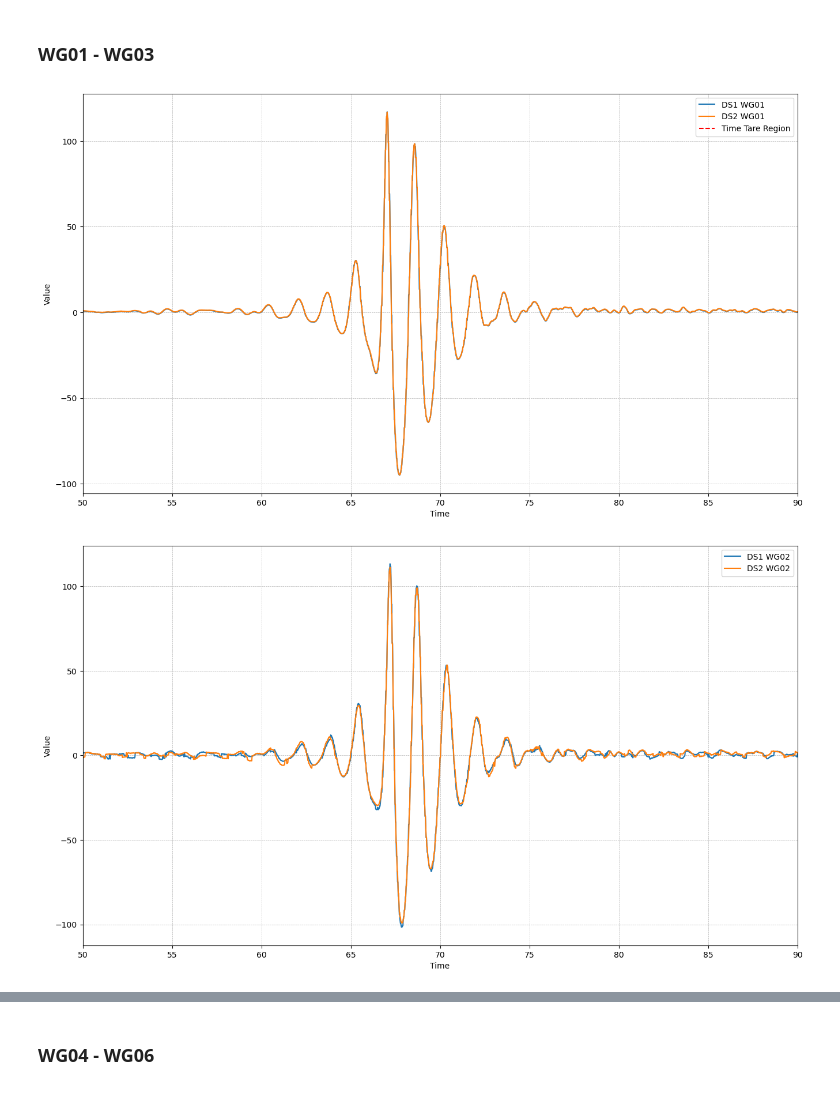
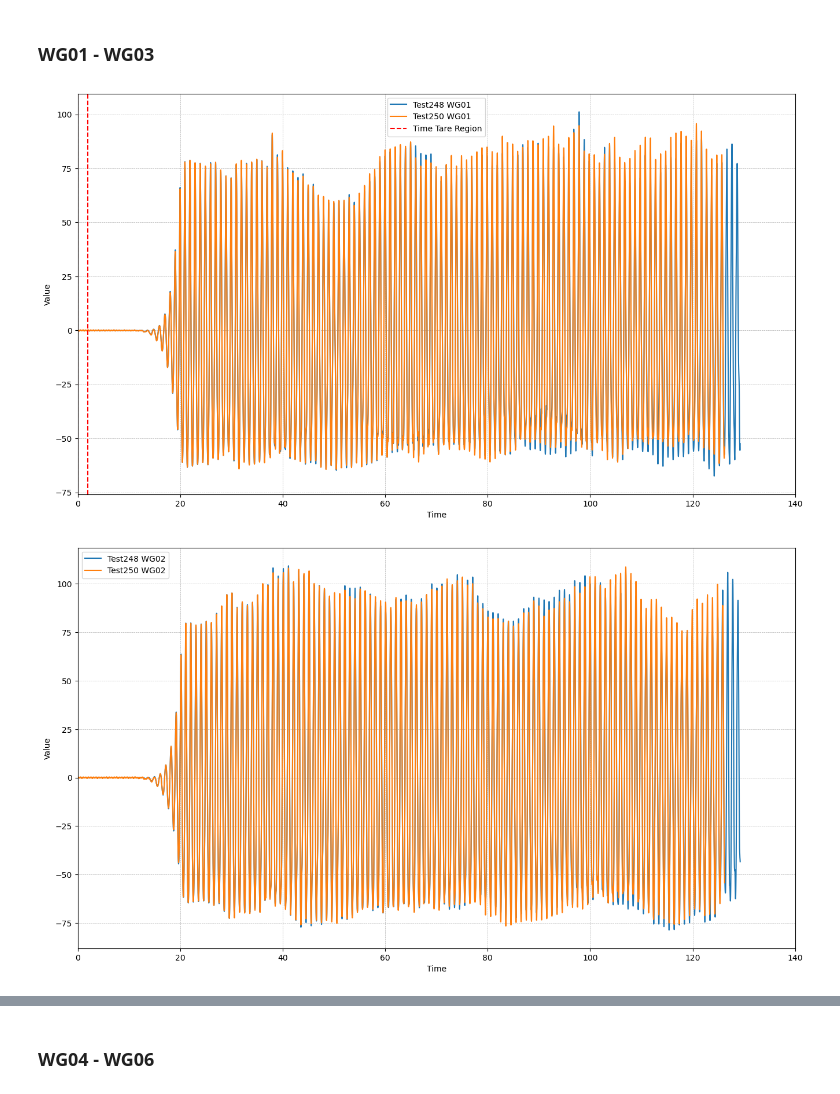
Before and after one commit to CMOE-TUDelft/SkyBoxAnalysis, a Jupyter notebook: python/scripts/plotWP_comp.ipynb, the cells around one changed output, grey strips where cells are left out. Cells and saved outputs as stored; diff of their text form; code cells hidden in the pictures.

Commit message:
Minor changes in WP and PP comparison plotting.

```diff
--- a/python/scripts/plotWP_comp.ipynb
+++ b/python/scripts/plotWP_comp.ipynb
@@ -23,7 +23,7 @@ def set_min_plot_prop(ax):
 ## Define the cases
 # %%
 data_folder = "/home/shagun/Acads/SkyBox/ExpData/data_nosync"
-testName1 = "Test171"
+testName1 = "Test248"
 
 file1 = skb.io.find_unique_file(data_folder, testName1, ext="mat")
 print(f"Processing file: {file1}")
@@ -50,6 +50,6 @@ Top-level keys: ['ConversionFactor', 'ConversionOffset', 'DefaultData', 'MP3Filt
 === End of Test Properties ===
 # %%
-testName2 = "Test172"
+testName2 = "Test250"
 
 file2 = skb.io.find_unique_file(data_folder, testName2, ext="mat")
 print(f"Processing file: {file2}")
@@ -90,7 +90,7 @@ ds2 = ds2.isel(Time=slice(10, None))
 
 # Set Tare for all probes
 tare_tmin = 0
-tare_tmax = 5
+tare_tmax = 2
 ds1 = skb.postprocess.set_all_probe_tare(ds1, start_time=tare_tmin, end_time=tare_tmax)
 ds2 = skb.postprocess.set_all_probe_tare(ds2, start_time=tare_tmin, end_time=tare_tmax)
 
@@ -113,7 +113,7 @@ def get_timeidx_of_max(ds1, ds2, tmin, tmax):
 
     return ds1_max_idxtime, ds2_max_idxtime
 # %%
-ds1_max_idxtime, ds2_max_idxtime = get_timeidx_of_max(ds1, ds2, tmin=20, tmax=80)
+ds1_max_idxtime, ds2_max_idxtime = get_timeidx_of_max(ds1, ds2, tmin=0, tmax=22)
 
 # Shift ds2 time to align max of WG01
 # Can change to any other probe as needed
@@ -146,39 +181,39 @@ Shifting ds2 by -6.341799999999999
 # %% [markdown]
 ### WG01 - WG03
 # %%
-xmin = 50
-xmax = 90
+xmin = 0
+xmax = 140
 
 fig, ax = plt.subplots(figsize=(16,9))
-ds1['WG01'].plot(linestyle='-', label="DS1 WG01")
-ds2['WG01'].plot(linestyle='-', label="DS2 WG01")
+ds1['WG01'].plot(linestyle='-', label=f"{testName1} WG01")
+ds2['WG01'].plot(linestyle='-', label=f"{testName2} WG01")
 ax.axvline(x=tare_tmin, color='r', linestyle='--')
 ax.axvline(x=tare_tmax, color='r', linestyle='--', label='Time Tare Region')
 # plt.yticks(range(0,150,2))
 ax.set_xlim(xmin, xmax)
 # plt.ylim(ymin, ymax)
 set_min_plot_prop(ax)
 plt.show()
 
 fig, ax = plt.subplots(figsize=(16,9))
-ds1['WG02'].plot(linestyle='-', label="DS1 WG02")
-ds2['WG02'].plot(linestyle='-', label="DS2 WG02")
+ds1['WG02'].plot(linestyle='-', label=f"{testName1} WG02")
+ds2['WG02'].plot(linestyle='-', label=f"{testName2} WG02")
 # plt.yticks(range(0,150,2))
 ax.set_xlim(xmin, xmax)
 # plt.ylim(ymin, ymax)
 set_min_plot_prop(ax)
 plt.show()
 
 fig, ax = plt.subplots(figsize=(16,9))
-ds1['WG03'].plot(linestyle='-', label="DS1 WG03")
-ds2['WG03'].plot(linestyle='-', label="DS2 WG03")
+ds1['WG03'].plot(linestyle='-', label=f"{testName1} WG03")
+ds2['WG03'].plot(linestyle='-', label=f"{testName2} WG03")
 # plt.yticks(range(0,150,2))
 ax.set_xlim(xmin, xmax)
 # plt.ylim(ymin, ymax)
 set_min_plot_prop(ax)
 plt.show()
 
 pass
 # %% [output]
-[figure, old version]
+[figure, new version]
-[figure, old version]
+[figure, new version]
```
Also changed, not shown: parts of 10 cells of this notebook, 12 other files.
